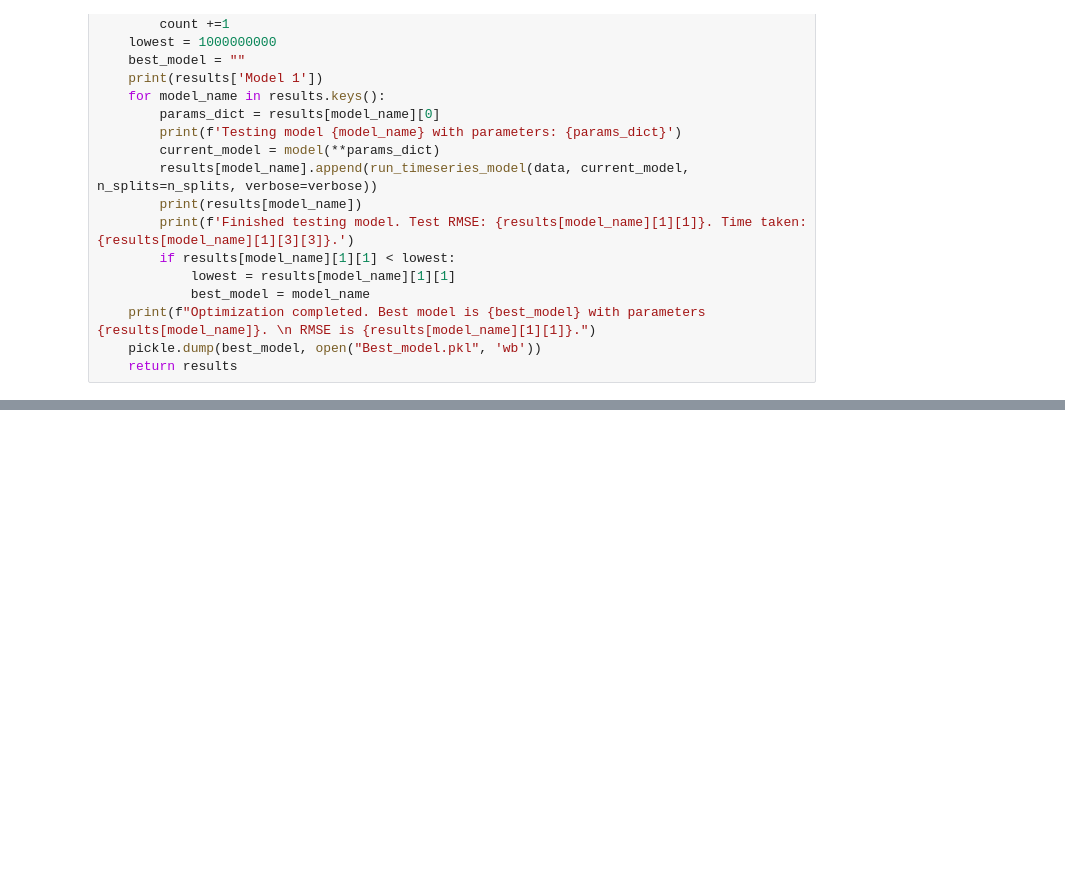
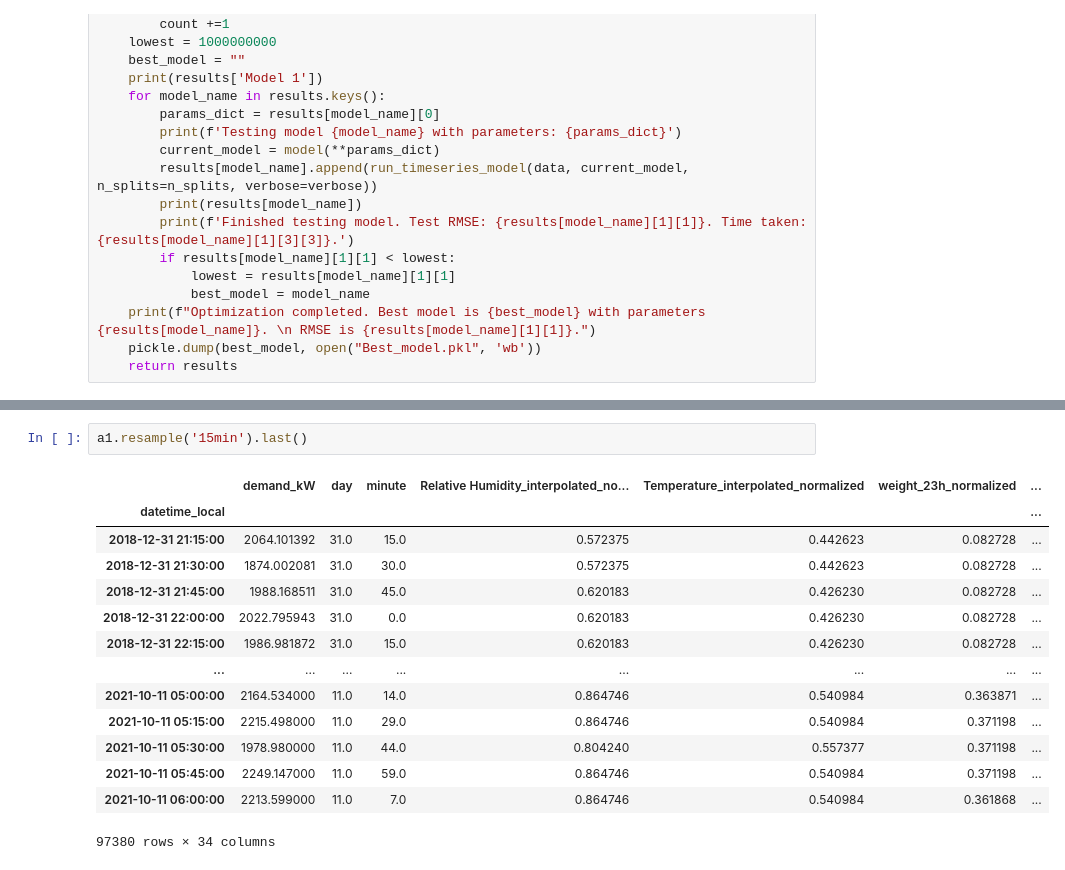
Before and after one commit to Robpennekamp/AppliedMachineLearning, a Jupyter notebook: AppliedMLdataproject2_Rob2.ipynb, the cells around one changed output, grey strips where cells are left out. Drawn from its saved outputs; the diff is of its cells as text; blank space fills up the shorter version.

```diff
--- a/AppliedMLdataproject2_Rob2.ipynb
+++ b/AppliedMLdataproject2_Rob2.ipynb
@@ -415,0 +541,17 @@ Training model...
+# %%
+a1.resample('15min').last()
+# %% [output]
+|  | demand_kW | day | minute | Relative Humidity_interpolated_no... | Temperature_interpolated_normalized | weight_23h_normalized | ... |
+| datetime_local |  |  |  |  |  |  | ... |
+| 2018-12-31 21:15:00 | 2064.101392 | 31.0 | 15.0 | 0.572375 | 0.442623 | 0.082728 | ... |
+| 2018-12-31 21:30:00 | 1874.002081 | 31.0 | 30.0 | 0.572375 | 0.442623 | 0.082728 | ... |
+| 2018-12-31 21:45:00 | 1988.168511 | 31.0 | 45.0 | 0.620183 | 0.426230 | 0.082728 | ... |
+| 2018-12-31 22:00:00 | 2022.795943 | 31.0 | 0.0 | 0.620183 | 0.426230 | 0.082728 | ... |
+| 2018-12-31 22:15:00 | 1986.981872 | 31.0 | 15.0 | 0.620183 | 0.426230 | 0.082728 | ... |
+| ... | ... | ... | ... | ... | ... | ... | ... |
+| 2021-10-11 05:00:00 | 2164.534000 | 11.0 | 14.0 | 0.864746 | 0.540984 | 0.363871 | ... |
+| 2021-10-11 05:15:00 | 2215.498000 | 11.0 | 29.0 | 0.864746 | 0.540984 | 0.371198 | ... |
+| 2021-10-11 05:30:00 | 1978.980000 | 11.0 | 44.0 | 0.804240 | 0.557377 | 0.371198 | ... |
+| 2021-10-11 05:45:00 | 2249.147000 | 11.0 | 59.0 | 0.864746 | 0.540984 | 0.371198 | ... |
+| 2021-10-11 06:00:00 | 2213.599000 | 11.0 | 7.0 | 0.864746 | 0.540984 | 0.361868 | ... |
+97380 rows × 34 columns
```
Also changed, not shown: parts of 21 cells of this notebook, 2 other files.
